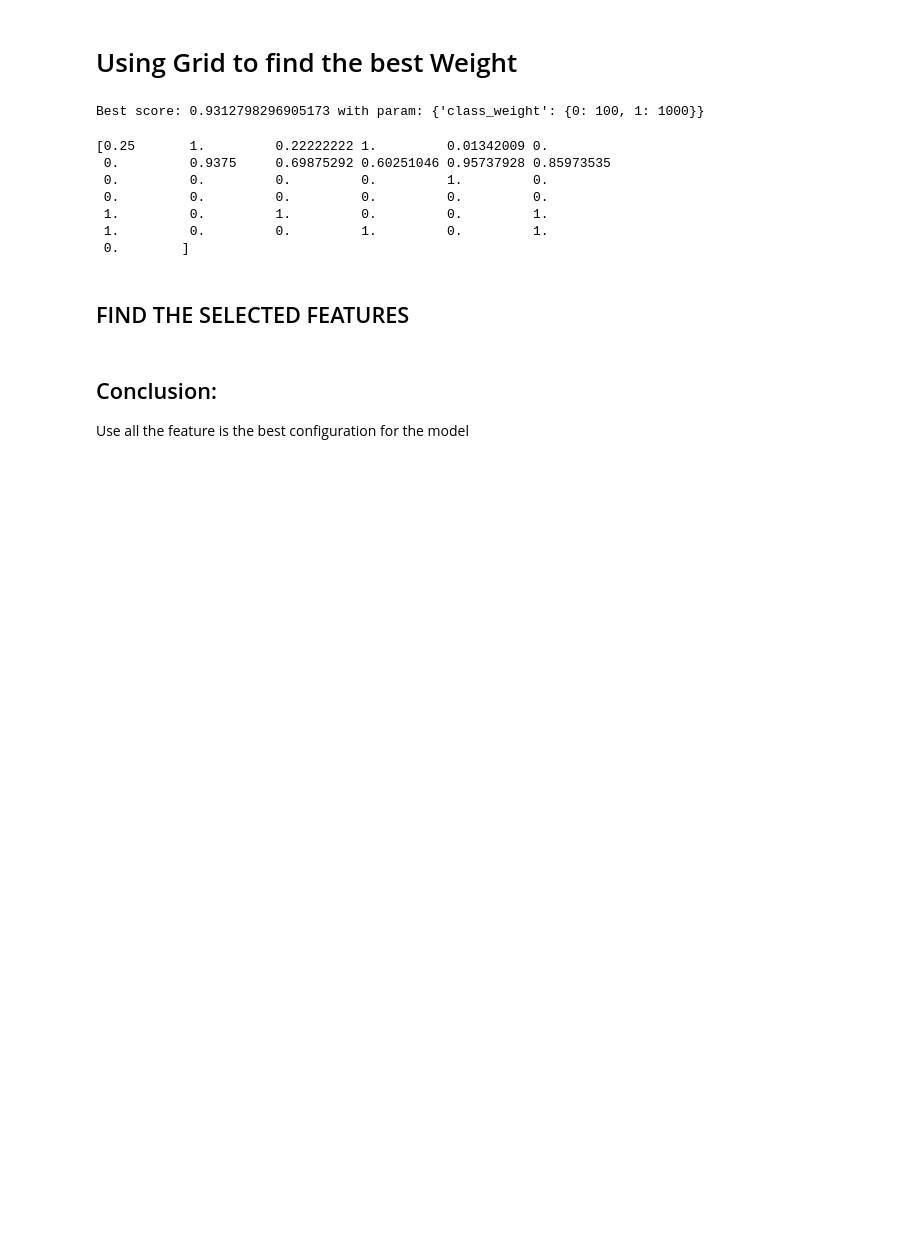
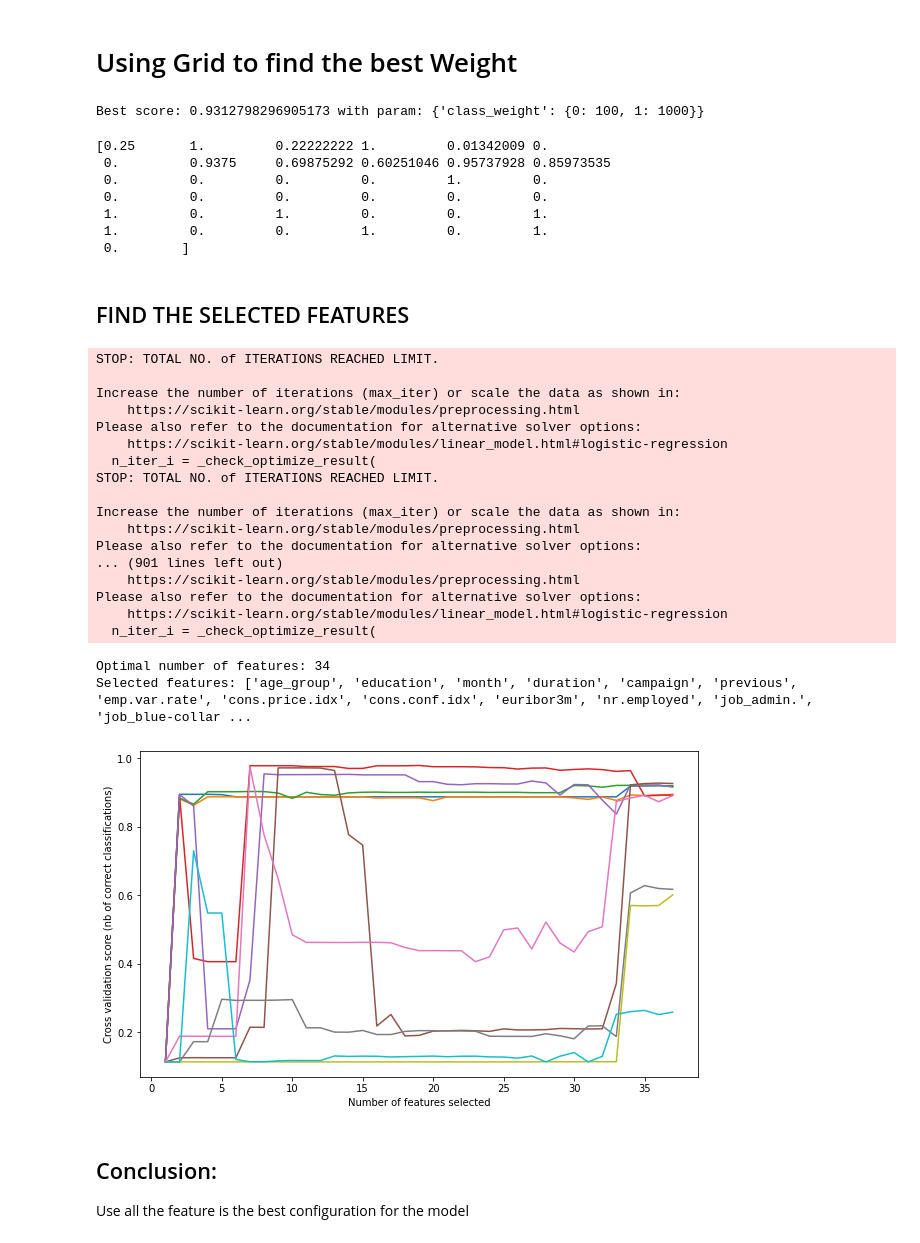
Before and after one commit to marfurt1/regresion_logistica_Bank, a Jupyter notebook: src/explore.ipynb, the cells around one changed output. Saved outputs shown, nothing was run; the diff lists cells and outputs as text; code cells hidden in the pictures; blank space fills up the shorter version.

```diff
--- a/src/explore.ipynb
+++ b/src/explore.ipynb
@@ -897,29 +898,49 @@ print(X_test[15])
 # %% [markdown]
 ## FIND THE SELECTED FEATURES
 # %%
-from sklearn.feature_selection import RFECV
 
 # Create the RFE object and compute a cross-validated score.
 # The "accuracy" scoring is proportional to the number of correct classifications
 
 w = {0:1, 1:10}
 
 # define model
-lgreg = LogisticRegression(random_state=13, class_weight=w, solver='lbfgs', max_iter=800)
+lgreg = LogisticRegression(random_state=20, class_weight=w, solver='lbfgs', max_iter=300)
 
 rfecv = RFECV(estimator=lgreg, step=1, cv=10, scoring='accuracy')
 rfecv.fit(X, y)
 
 print("Optimal number of features: %d" % rfecv.n_features_)
 print('Selected features: %s' % list(X.columns[rfecv.support_]))
 
 # Plot number of features VS. cross-validation scores
 
 plt.figure(figsize=(10,6))
 plt.xlabel("Number of features selected")
 plt.ylabel("Cross validation score (nb of correct classifications)")
 plt.plot(range(1, len(rfecv.grid_scores_) + 1), rfecv.grid_scores_)
 plt.show()
+# %% [output]
+STOP: TOTAL NO. of ITERATIONS REACHED LIMIT.
+
+Increase the number of iterations (max_iter) or scale the data as shown in:
+    https://scikit-learn.org/stable/modules/preprocessing.html
+Please also refer to the documentation for alternative solver options:
+    https://scikit-learn.org/stable/modules/linear_model.html#logistic-regression
+  n_iter_i = _check_optimize_result(
+STOP: TOTAL NO. of ITERATIONS REACHED LIMIT.
+
+Increase the number of iterations (max_iter) or scale the data as shown in:
+    https://scikit-learn.org/stable/modules/preprocessing.html
+Please also refer to the documentation for alternative solver options:
+... (901 lines left out)
+    https://scikit-learn.org/stable/modules/preprocessing.html
+Please also refer to the documentation for alternative solver options:
+    https://scikit-learn.org/stable/modules/linear_model.html#logistic-regression
+  n_iter_i = _check_optimize_result(
+Optimal number of features: 34
+Selected features: ['age_group', 'education', 'month', 'duration', 'campaign', 'previous', 'emp.var.rate', 'cons.price.idx', 'cons.conf.idx', 'euribor3m', 'nr.employed', 'job_admin.', 'job_blue-collar ...
+[figure, added]
 # %% [markdown]
 ## Conclusion:
 
```
Also changed, not shown: parts of 1 cell of this notebook, 1 other file.
